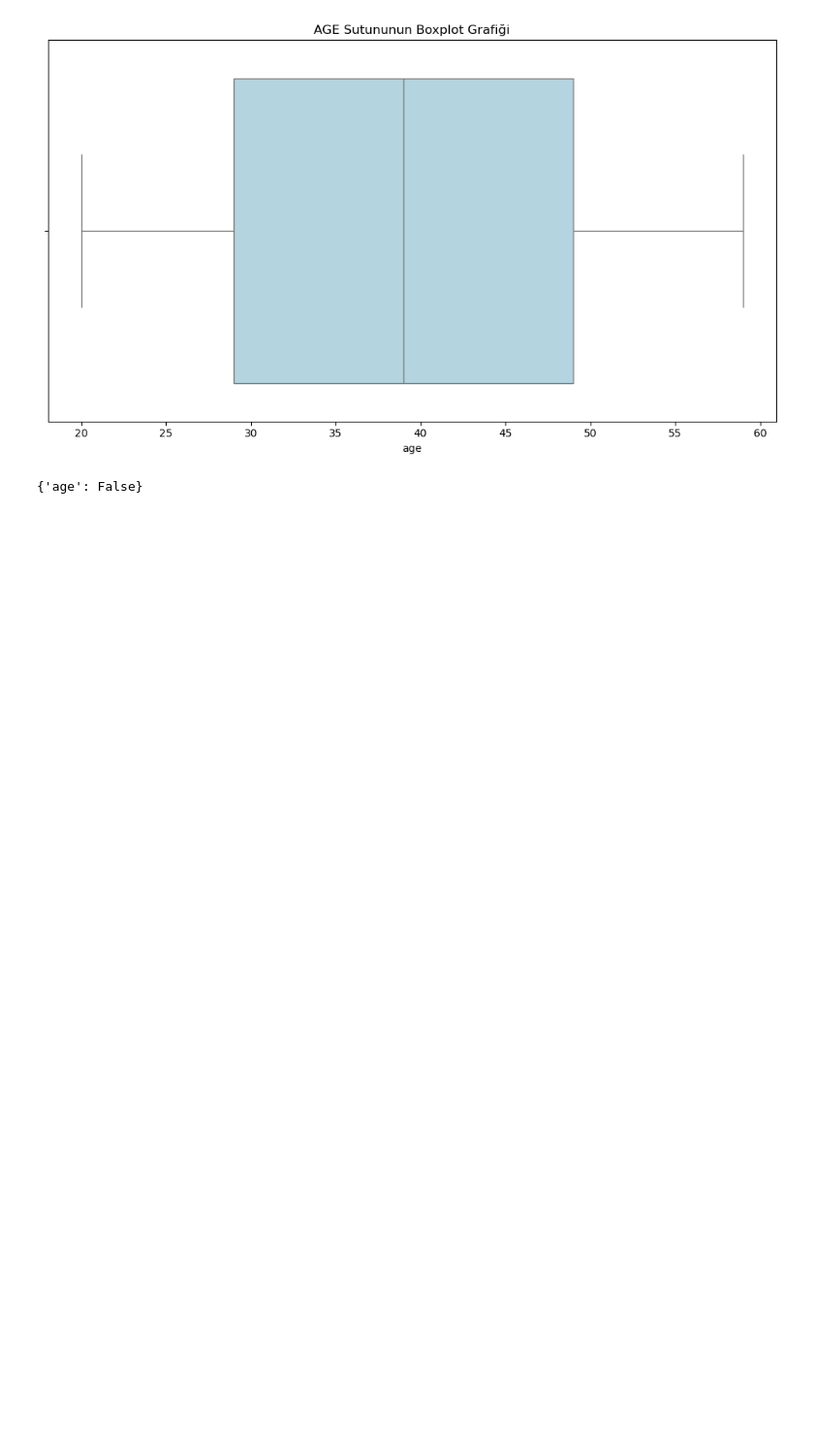
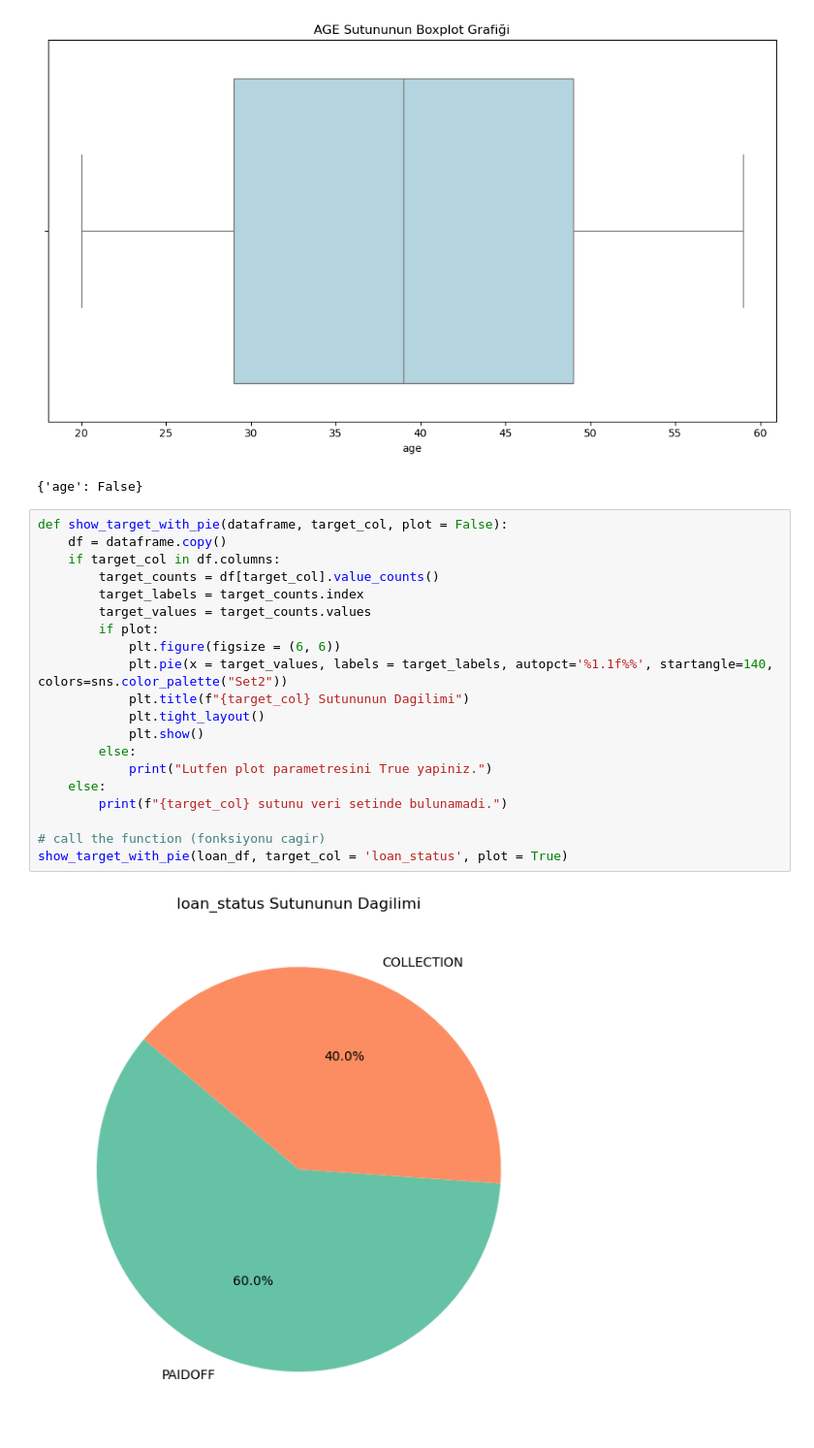
Before and after one commit to UstubecEmre/Kairu_DS360, a Jupyter notebook: third_week_project/notebooks/loan_data_eda.ipynb, the cells around one changed output. Shown: that part at 97% size. Drawn from its saved outputs; the diff is of its cells as text; blank space fills up the shorter version.

Commit message:
feat(loan_data_eda): add show_target_with_pie() function

```diff
--- a/third_week_project/notebooks/loan_data_eda.ipynb
+++ b/third_week_project/notebooks/loan_data_eda.ipynb
@@ -368,3 +368,25 @@ check_outlier(loan_df, num_cols, plot = True)
 # %% [output]
 [figure]
 {'age': False}
+# %%
+def show_target_with_pie(dataframe, target_col, plot = False):
+    df = dataframe.copy()
+    if target_col in df.columns:
+        target_counts = df[target_col].value_counts()
+        target_labels = target_counts.index
+        target_values = target_counts.values
+        if plot:
+            plt.figure(figsize = (6, 6))
+            plt.pie(x = target_values, labels = target_labels, autopct='%1.1f%%', startangle=140, colors=sns.color_palette("Set2"))
+            plt.title(f"{target_col} Sutununun Dagilimi")
+            plt.tight_layout()
+            plt.show()
+        else:
+            print("Lutfen plot parametresini True yapiniz.")
+    else:
+        print(f"{target_col} sutunu veri setinde bulunamadi.")
+
+# call the function (fonksiyonu cagir)
+show_target_with_pie(loan_df, target_col = 'loan_status', plot = True)
+# %% [output]
+[figure, added]
```
